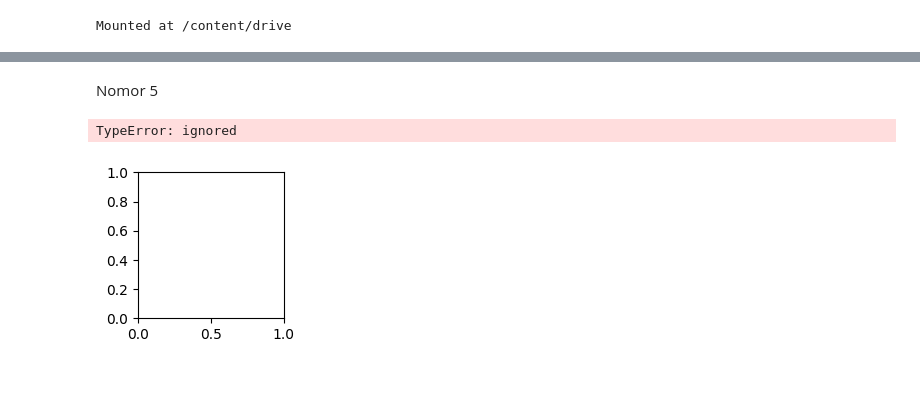
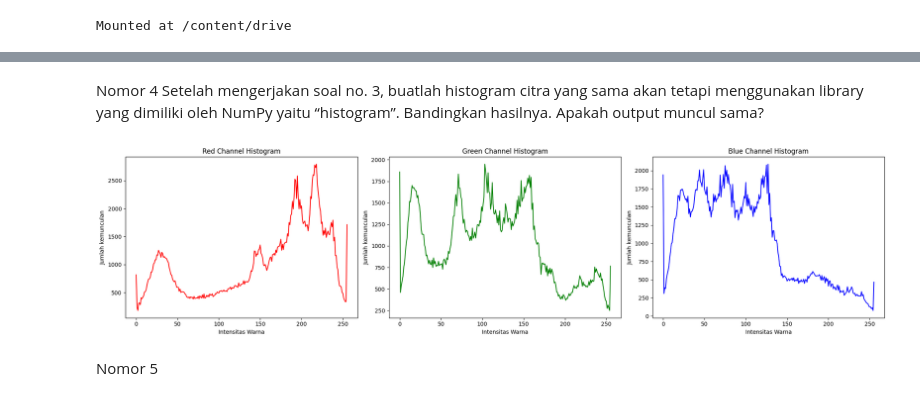
Before and after one commit to finaorivia19/PCVK_Ganjil_2023, a Jupyter notebook: Week6.ipynb, the cells around one changed output, grey strips where cells are left out. Saved outputs shown, nothing was run; the diff lists cells and outputs as text; code cells hidden in the pictures.

```diff
--- a/Week6.ipynb
+++ b/Week6.ipynb
@@ -120,50 +64,31 @@ plt.show()
+# %% [markdown]
+Nomor 4 Setelah mengerjakan soal no. 3, buatlah histogram citra yang sama akan tetapi menggunakan library yang dimiliki oleh NumPy yaitu “histogram”. Bandingkan hasilnya. Apakah output muncul sama?
+# %%
+# Mendefinisikan tiap saluran warna
+colors = ("r", "g", "b")
+channel_id = (0, 1, 2) #Tuple yang berisi tiga nilai (0, 1, 2) yang mengidentifikasi saluran warna (0 untuk merah, 1 untuk hijau, 2 untuk biru) dalam citra.
+channel_names = ('Red', 'Green', 'Blue') #Tuple yang berisi tiga nama saluran warna (Red, Green, Blue) yang akan digunakan dalam judul plot histogram.
+
+# Mengatur ukuran pada setiap plot
+plt.figure(figsize=(20, 5)) #tinggi dan lebar
+
+# Membuat Histogram dengan tiap warna saluran
+for i, (c, channel_name) in enumerate(zip(colors, channel_names), 1):
+    plt.subplot(1, 3, i) #untuk membuat tiga subplot (sebuah baris dan tiga kolom) untuk histogram masing-masing saluran warna.
+    #Variabel i digunakan untuk mengidentifikasi subplot yang sedang digambar.
+    histogram, bin_edges = np.histogram(
+        image[:, :, channel_id[i - 1]], bins=256, range=(0, 256)
+    )
+    #menghasilkan 2 array histogram, bin_edges berisi batas bin histogram.
+# Membuat histogram dengan garis dan sumbu x dan y
+    plt.plot(bin_edges[0:-1], histogram, color=c) #sebagai sumbu x (intensitas warna) dan histogram sebagai sumbu y (jumlah kemunculan)
+    plt.xlabel("Intensitas Warna")
+    plt.ylabel("Jumlah kemunculan")
+    plt.title(f"{channel_name} Channel Histogram")
+
+plt.tight_layout()
+plt.show()
+# %% [output]
+[figure, added]
 # %% [markdown]
 Nomor 5
-# %%
-# Step 2: Input image
-image = cv2.imread('/content/drive/MyDrive/image/lena.jpg.jpg', cv2.IMREAD_GRAYSCALE)  # Ubah menjadi citra grayscale
-
-# Step 3: Menghitung jumlah kemunculan setiap pixel warna pada nilai tertentu (Frekuensi)
-histogram = cv2.calcHist([image], [0], None, [256], [0, 256])
-
-# Step 4: Penjumlahan kumulatif dari frekuensi dan normalisasi
-cdf = histogram.cumsum()
-cdf_normalized = cdf / cdf[-1]
-
-# Step 5: Implementasi rumus K0 untuk transformasi
-equalized_image = (cdf_normalized[image] * 255).astype(np.uint8)
-
-# Step 6: Menampilkan citra sebelum histogram equalization
-plt.subplot(2, 3, 1)
-plt.imshow(image, cmap='gray')
-plt.title('Citra Sebelum Histogram Equalization')
-plt.axis('off')
-
-# Step 7: Menampilkan histogram citra sebelum equalization
-plt.subplot(2, 3, 2)
-plt.hist(image.ravel(), bins=256, range=(0, 256), density=True, color='gray')
-plt.title('Histogram Citra Sebelum Histogram Equalization')
-
-# Step 8: Menampilkan citra setelah histogram equalization
-plt.subplot(2, 3, 3)
-plt.imshow(equalized_image, cmap='gray')
-plt.title('Citra Setelah Histogram Equalization')
-plt.axis('off')
-
-# Step 9: Menampilkan histogram citra setelah equalization
-plt.subplot(2, 3, 4)
-plt.hist(equalized_image.ravel(), bins=256, range=(0, 256), density=True, color='gray')
-plt.title('Histogram Citra Setelah Histogram Equalization')
-
-# Step 10: Menampilkan citra hasil histogram equalization
-plt.subplot(2, 3, 5)
-equalized_image_color = cv2.cvtColor(equalized_image, cv2.COLOR_GRAY2BGR)
-plt.imshow(equalized_image_color)
-plt.title('Citra Hasil Histogram Equalization')
-plt.axis('off')
-
-plt.tight_layout()
-plt.show()
-# %% [output]
-TypeError: ignored
-[figure, removed]
```
Also changed, not shown: parts of 16 cells of this notebook.
